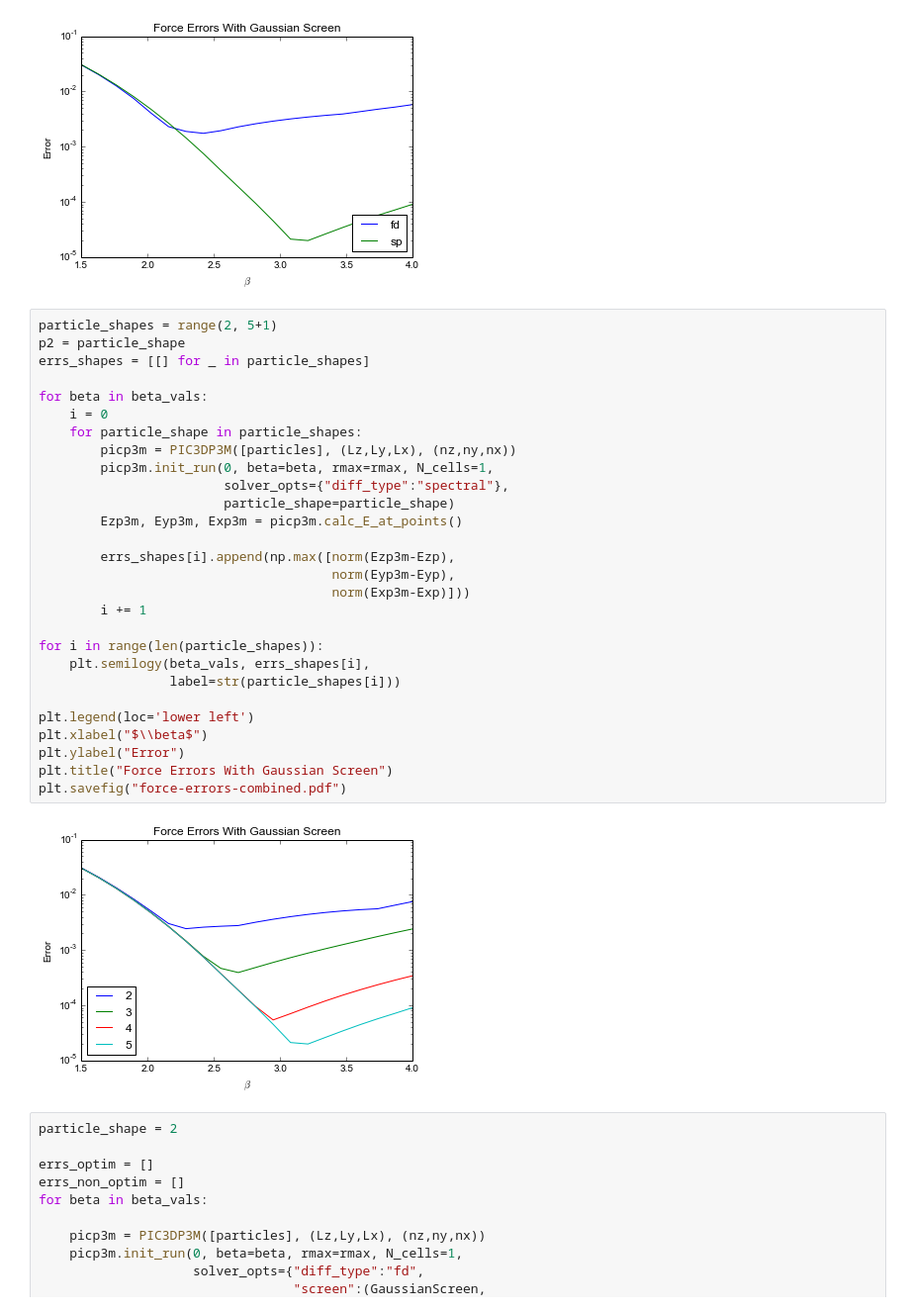
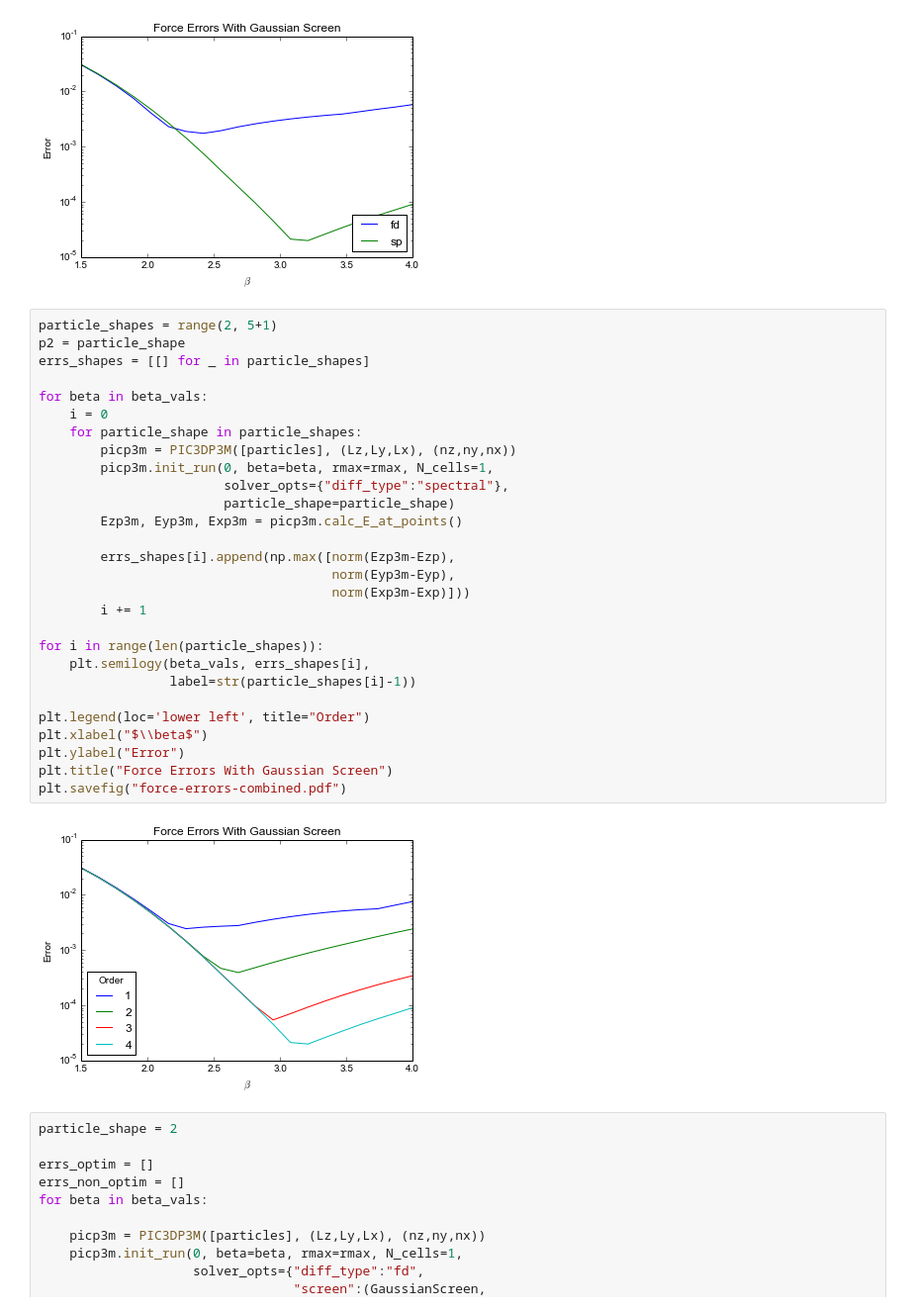
Before and after one commit to dreamer2368/py3d3v, a Jupyter notebook: py3d3v/ewald-sum.ipynb, the cells around one changed output. Shown at 99% size. Drawn from its saved outputs; the diff is of its cells as text.

Commit message:
Figure fix.

```diff
--- a/py3d3v/ewald-sum.ipynb
+++ b/py3d3v/ewald-sum.ipynb
@@ -87,33 +87,33 @@ plt.title("Force Errors With Gaussian Screen")
 # %%
 particle_shapes = range(2, 5+1)
 p2 = particle_shape
 errs_shapes = [[] for _ in particle_shapes]
 
 for beta in beta_vals:
     i = 0
     for particle_shape in particle_shapes:
         picp3m = PIC3DP3M([particles], (Lz,Ly,Lx), (nz,ny,nx))
         picp3m.init_run(0, beta=beta, rmax=rmax, N_cells=1,
                         solver_opts={"diff_type":"spectral"},
                         particle_shape=particle_shape)
         Ezp3m, Eyp3m, Exp3m = picp3m.calc_E_at_points()
 
         errs_shapes[i].append(np.max([norm(Ezp3m-Ezp),
                                       norm(Eyp3m-Eyp),
                                       norm(Exp3m-Exp)]))
         i += 1
 
 for i in range(len(particle_shapes)):
     plt.semilogy(beta_vals, errs_shapes[i],
-                 label=str(particle_shapes[i]))
+                 label=str(particle_shapes[i]-1))
 
-plt.legend(loc='lower left')
+plt.legend(loc='lower left', title="Order")
 plt.xlabel("$\\beta$")
 plt.ylabel("Error")
 plt.title("Force Errors With Gaussian Screen")
 plt.savefig("force-errors-combined.pdf")
 # %% [output]
-[figure, old version]
+[figure, new version]
 # %%
 particle_shape = 2
 
```
